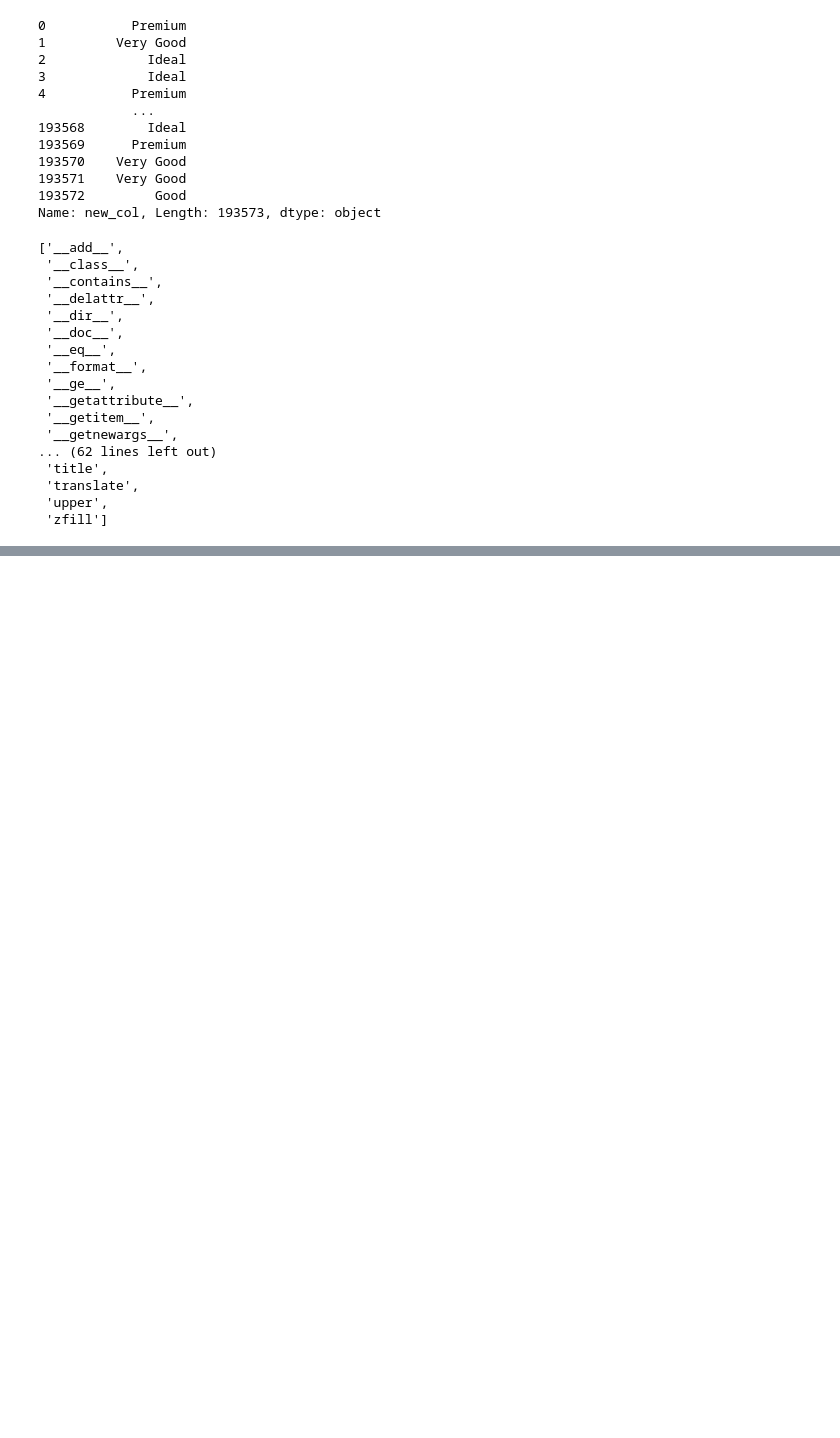
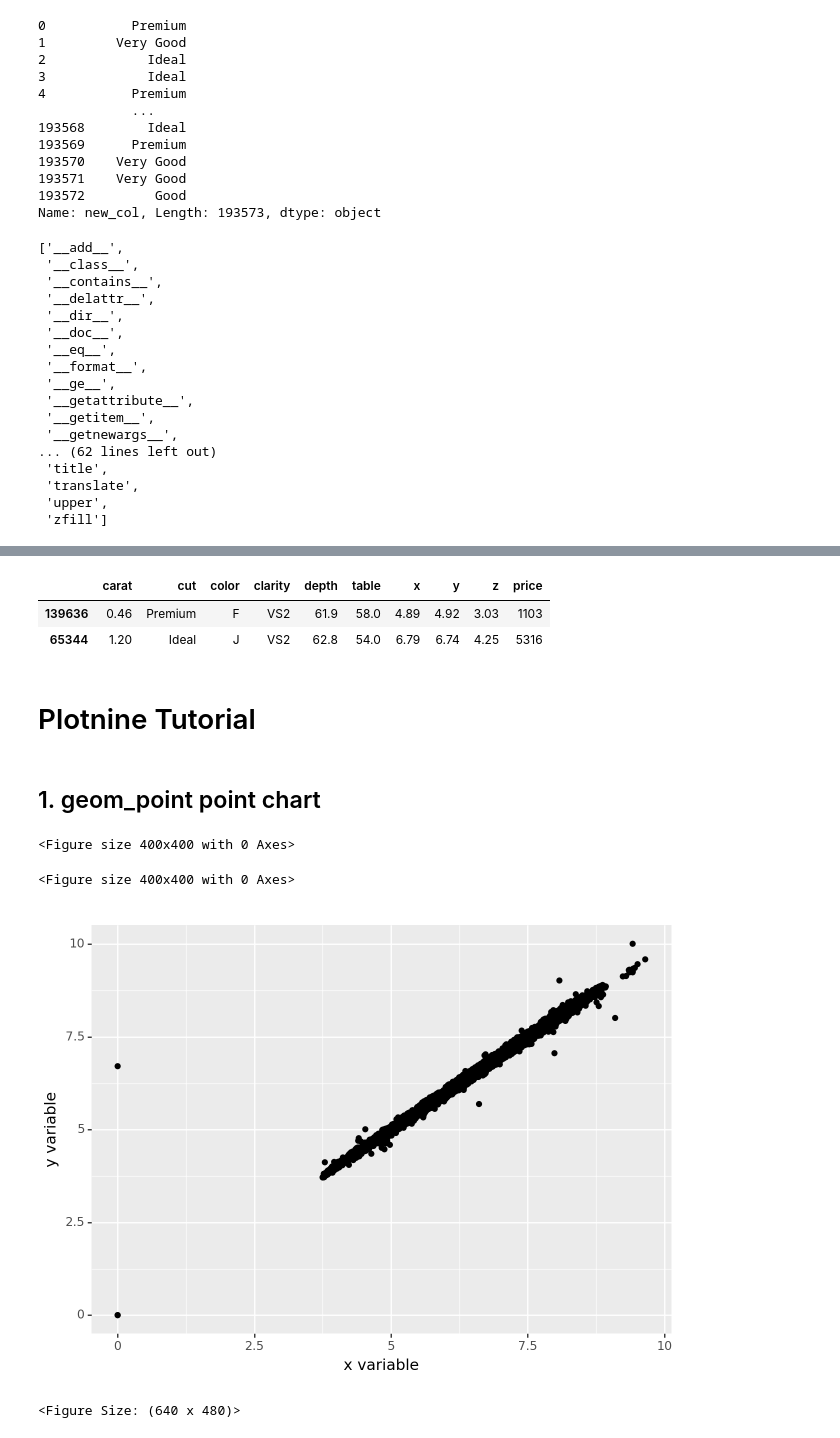
Before and after one commit to Ransinghsatyajitray/FSDS_End_to_End, a Jupyter notebook: notebooks/research.ipynb, the cells around one changed output, grey strips where cells are left out. Saved outputs shown, nothing was run; the diff lists cells and outputs as text; code cells hidden in the pictures; blank space fills up the shorter version.

```diff
--- a/notebooks/research.ipynb
+++ b/notebooks/research.ipynb
@@ -452,0 +686,25 @@ dir(x)
+# %%
+data.sample(2)
+# %% [output]
+|  | carat | cut | color | clarity | depth | table | x | y | z | price |
+| 139636 | 0.46 | Premium | F | VS2 | 61.9 | 58.0 | 4.89 | 4.92 | 3.03 | 1103 |
+| 65344 | 1.20 | Ideal | J | VS2 | 62.8 | 54.0 | 6.79 | 6.74 | 4.25 | 5316 |
+# %% [markdown]
+# Plotnine Tutorial
+# %% [markdown]
+## 1. geom_point point chart
+# %%
+plt.figure(figsize=(4,4))
+# %% [output]
+<Figure size 400x400 with 0 Axes>
+<Figure size 400x400 with 0 Axes>
+# %%
+from plotnine import ggplot, aes, geom_point, labs, geom_abline, facet_grid
+(
+    ggplot(data, aes(x="x", y="y"))
+    + geom_point()
+    + labs(x="x variable", y="y variable")
+)
+# %% [output]
+[figure, added]
+<Figure Size: (640 x 480)>
```
Also changed, not shown: parts of 75 cells of this notebook, 2 other files.
